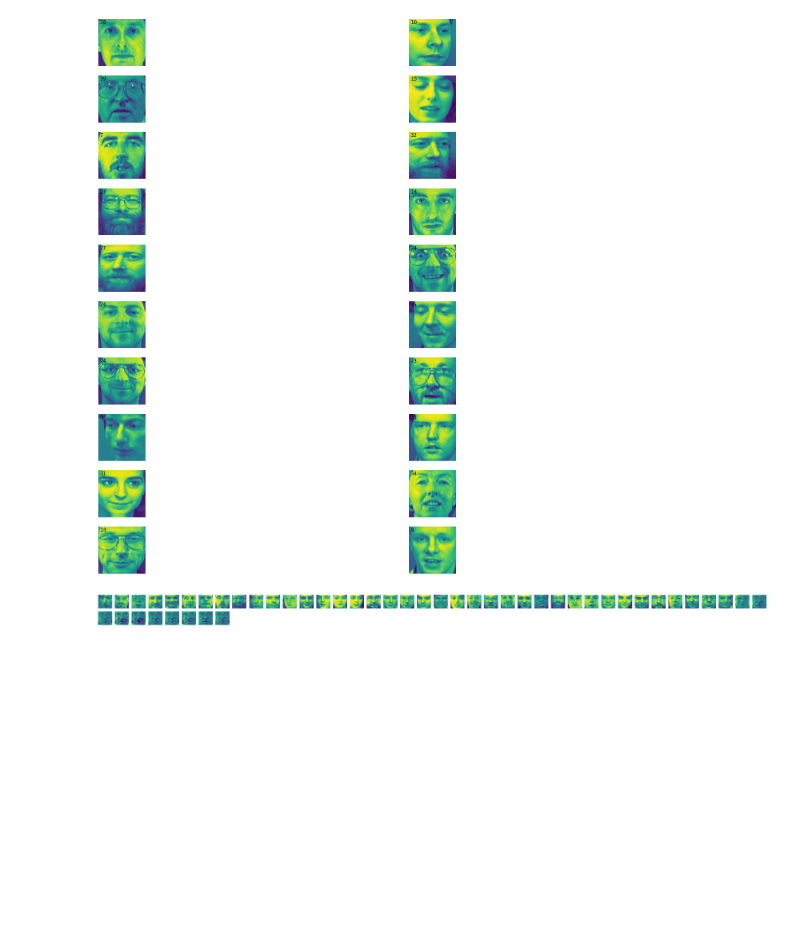
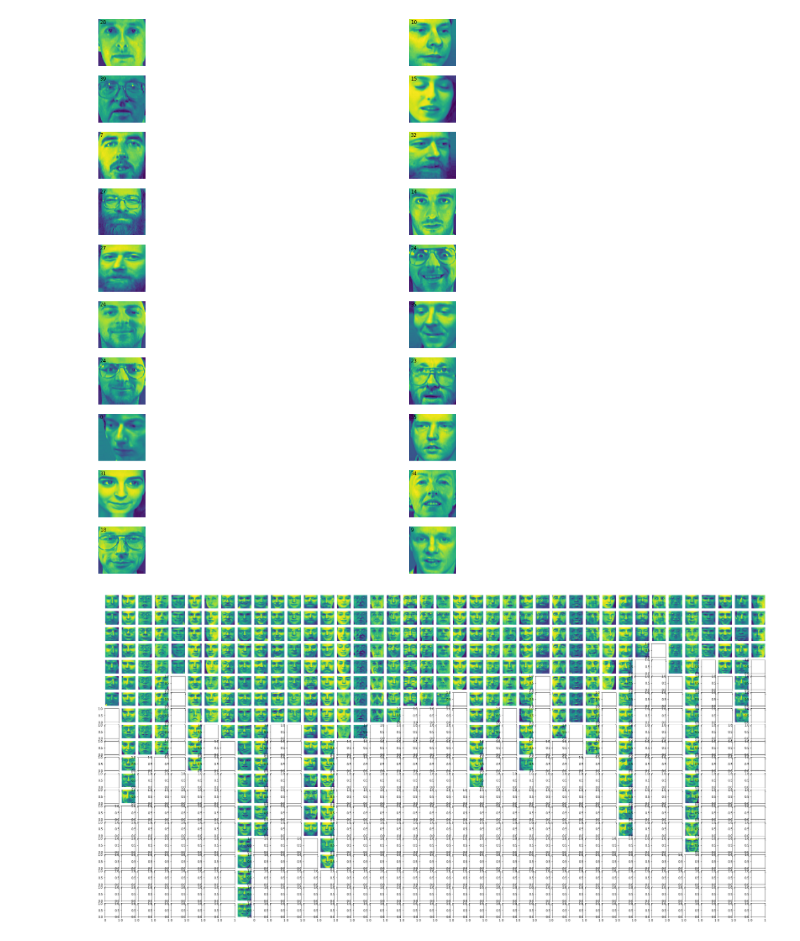
Before and after one commit to spiftire/olivetti, a Jupyter notebook: kmean.ipynb, the cells around one changed output. Cells and saved outputs as stored; diff of their text form; code cells hidden in the pictures; blank space fills up the shorter version.

```diff
--- a/kmean.ipynb
+++ b/kmean.ipynb
@@ -21,12 +24,13 @@ history = kmeans.fit_predict(X_train)
 # %%
 predictions = kmeans.predict(X_test)
 # %%
+# Plotting examples from each category based on training and predictions
 plt.figure(figsize=(32,32))
 for i in range(10):
     ax = plt.subplot(10,2,i*2+1)
     img = X_train[i].img(64,64)
     ax.imshow(img)
-    label = history[i]
+    label = categorized[i]
     string = r'{}'.format(label)
     ax.text(2, 6, string , fontsize=15)
     ax.axis('off')
@@ -42,29 +46,3 @@ for i in range(10):
 plt.show()
 # %% [output]
 [figure]
-# %%
-#plotting the groups
-max_examples = 9
-fig = plt.figure(figsize=(categories, max_examples))
-index = 0
-for cat in range(categories):
-    label = cat
-    indexes_of_label = np.where(history == label)
-    # print(indexes_of_label[0].size)
-    index_of = indexes_of_label[0][1]
-    # print(index_of)
-    # print(history[index_of])
-
-    # title_str = 'lable = {}'.format(label)
-    # plt.title(title_str)
-    for i in range(min(max_examples, indexes_of_label[0].size)):
-        # ax = plt.subplot(max_examples,cat+1, i*cat+1)
-        index = index + i
-        ax = fig.add_subplot(max_examples, categories, i+cat+1)
-        ax.axis('off')
-        index_of_picture_with_label = indexes_of_label[0][i]
-        img = X_train[index_of_picture_with_label].reshape(64,64)
-        ax.imshow(X=img)
-fig.show()
-# %% [output]
-[figure, removed]
@@ -73,0 +49,20 @@ fig.add_subplot(max_examples, )
+# %%
+def plot_categories_matrix(number_of_categories, max_number_of_examples_to_show, picture_array, trained_model):
+    f, axarr = plt.subplots(max_examples, categories)
+    f.set_size_inches(categories, max_examples)
+    for cat in range(number_of_categories):
+        indexes_of_label = np.where(trained_model == cat)
+
+        for i in range(min(max_number_of_examples_to_show, indexes_of_label[0].size)):
+            index_of_picture_with_label = indexes_of_label[0][i]
+            img = picture_array[index_of_picture_with_label].reshape(64,64)
+            axarr[i, cat].imshow(X=img)
+            axarr[i, cat].axis('off')
+    f.show()
+# %%
+#plotting the groups
+max_examples = 9
+
+plot_categories_matrix(categories, max_examples, X_train, categorized)
+# %% [output]
+[figure, added]
```
Also changed, not shown: parts of 4 cells of this notebook.
